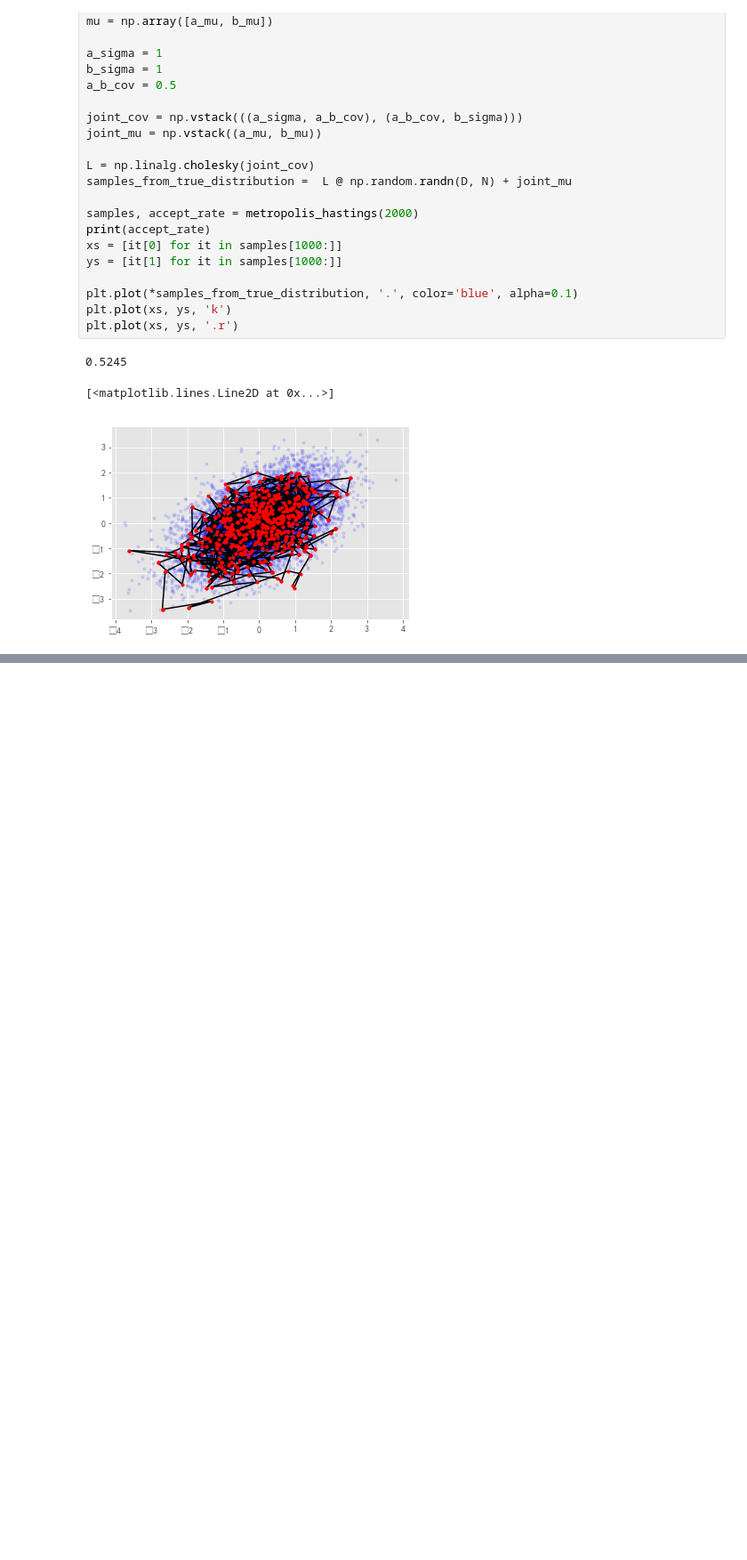
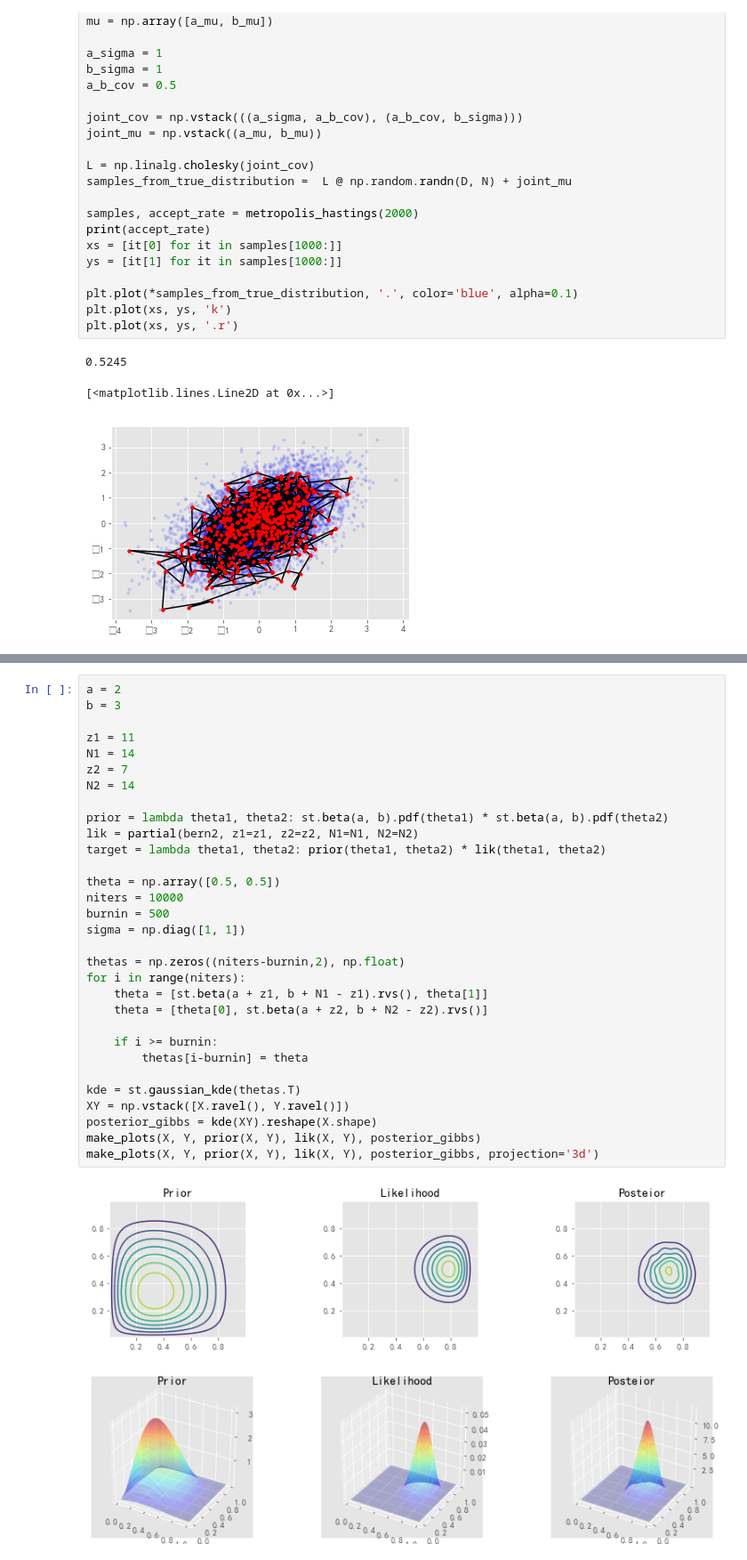
Before and after one commit to wzpfish/paper-note, a Jupyter notebook: notes/sampling/mcmc.ipynb, the cells around one changed output, grey strips where cells are left out. Shown at 89% size. Cells and saved outputs as stored; diff of their text form; blank space fills up the shorter version.

Commit message:
add gibbs in mcmc.

```diff
--- a/notes/sampling/mcmc.ipynb
+++ b/notes/sampling/mcmc.ipynb
@@ -271,0 +415,34 @@ plt.plot(xs, ys, '.r')
+# %%
+a = 2
+b = 3
+
+z1 = 11
+N1 = 14
+z2 = 7
+N2 = 14
+
+prior = lambda theta1, theta2: st.beta(a, b).pdf(theta1) * st.beta(a, b).pdf(theta2)
+lik = partial(bern2, z1=z1, z2=z2, N1=N1, N2=N2)
+target = lambda theta1, theta2: prior(theta1, theta2) * lik(theta1, theta2)
+
+theta = np.array([0.5, 0.5])
+niters = 10000
+burnin = 500
+sigma = np.diag([1, 1])
+
+thetas = np.zeros((niters-burnin,2), np.float)
+for i in range(niters):
+    theta = [st.beta(a + z1, b + N1 - z1).rvs(), theta[1]]
+    theta = [theta[0], st.beta(a + z2, b + N2 - z2).rvs()]
+
+    if i >= burnin:
+        thetas[i-burnin] = theta
+
+kde = st.gaussian_kde(thetas.T)
+XY = np.vstack([X.ravel(), Y.ravel()])
+posterior_gibbs = kde(XY).reshape(X.shape)
+make_plots(X, Y, prior(X, Y), lik(X, Y), posterior_gibbs)
+make_plots(X, Y, prior(X, Y), lik(X, Y), posterior_gibbs, projection='3d')
+# %% [output]
+[figure, added]
+[figure, added]
```
Also changed, not shown: parts of 12 cells of this notebook.
